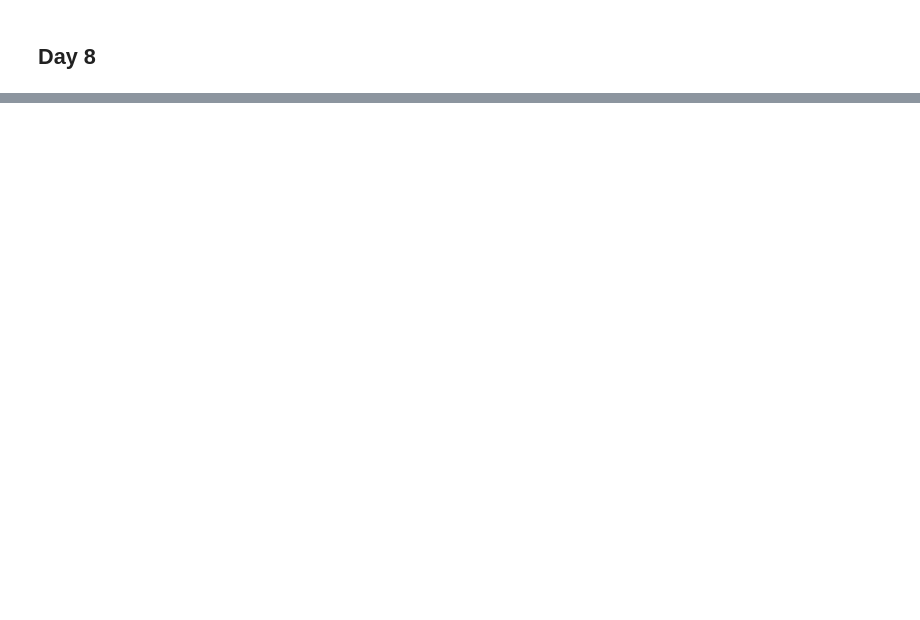
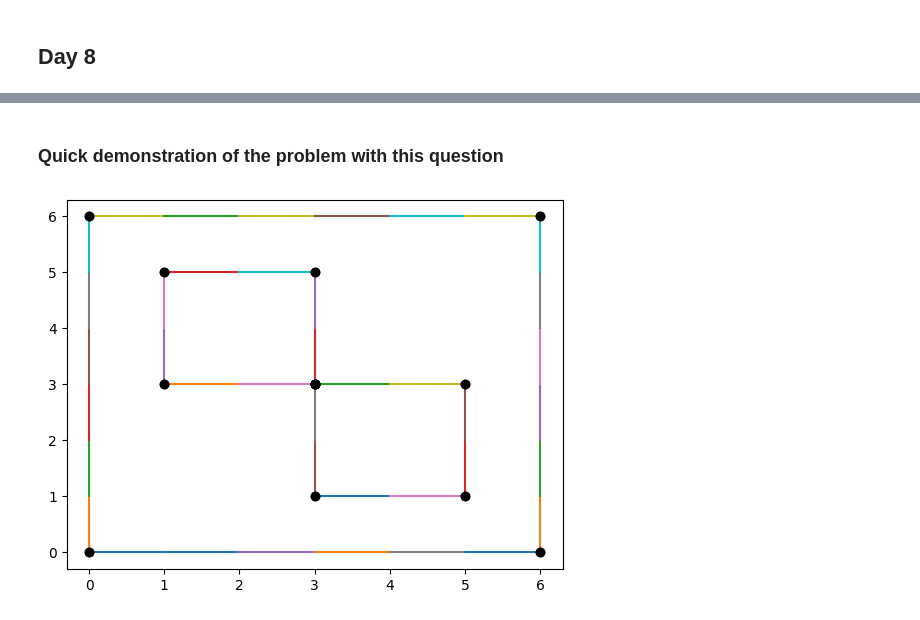
Before and after one commit to etattershall/advent_of_code, a Jupyter notebook: Advent.ipynb, the cells around one changed output, grey strips where cells are left out. Cells and saved outputs as stored; diff of their text form; code cells hidden in the pictures; blank space fills up the shorter version.

```diff
--- a/Advent.ipynb
+++ b/Advent.ipynb
@@ -558,0 +1142,36 @@ print(f"Part 2 answer is {int(np.sum(antinode_grid))}")
+# %% [markdown]
+### Quick demonstration of the problem with this question
+# %%
+with open('data/day12example2.txt') as f:
+    lines = f.read().splitlines()
+
+grid = np.array([list(line) for line in lines])
+# Can store up to 6 characters
+grid = grid.astype("U6")
+
+# Create regions with unique identifiers
+counter = 0
+for i in range(grid.shape[0]):
+    for j in range(grid.shape[1]):
+        source = np.array([i, j])
+        plant = grid[source[0], source[1]]
+
+        # Only look at the square if it's not part of an existing region
+        if not is_number(plant):
+            grid = flood_region(grid, source, plant, counter)
+            counter += 1
+
+grid = grid.astype("uint16")
+
+perimeter, perimeter_wall = get_perimeter_coordinates(grid, 0)
+
+corners = get_corners(perimeter_wall)
+for unit in perimeter_wall:
+    plt.plot([unit[0][0], unit[1][0]], [unit[0][1], unit[1][1]], linestyle="-")
+
+for corner in corners:
+    plt.plot(corner[0], corner[1], "ko")
+
+plt.show()
+# %% [output]
+[figure, added]
```
Also changed, not shown: parts of 27 cells of this notebook.
